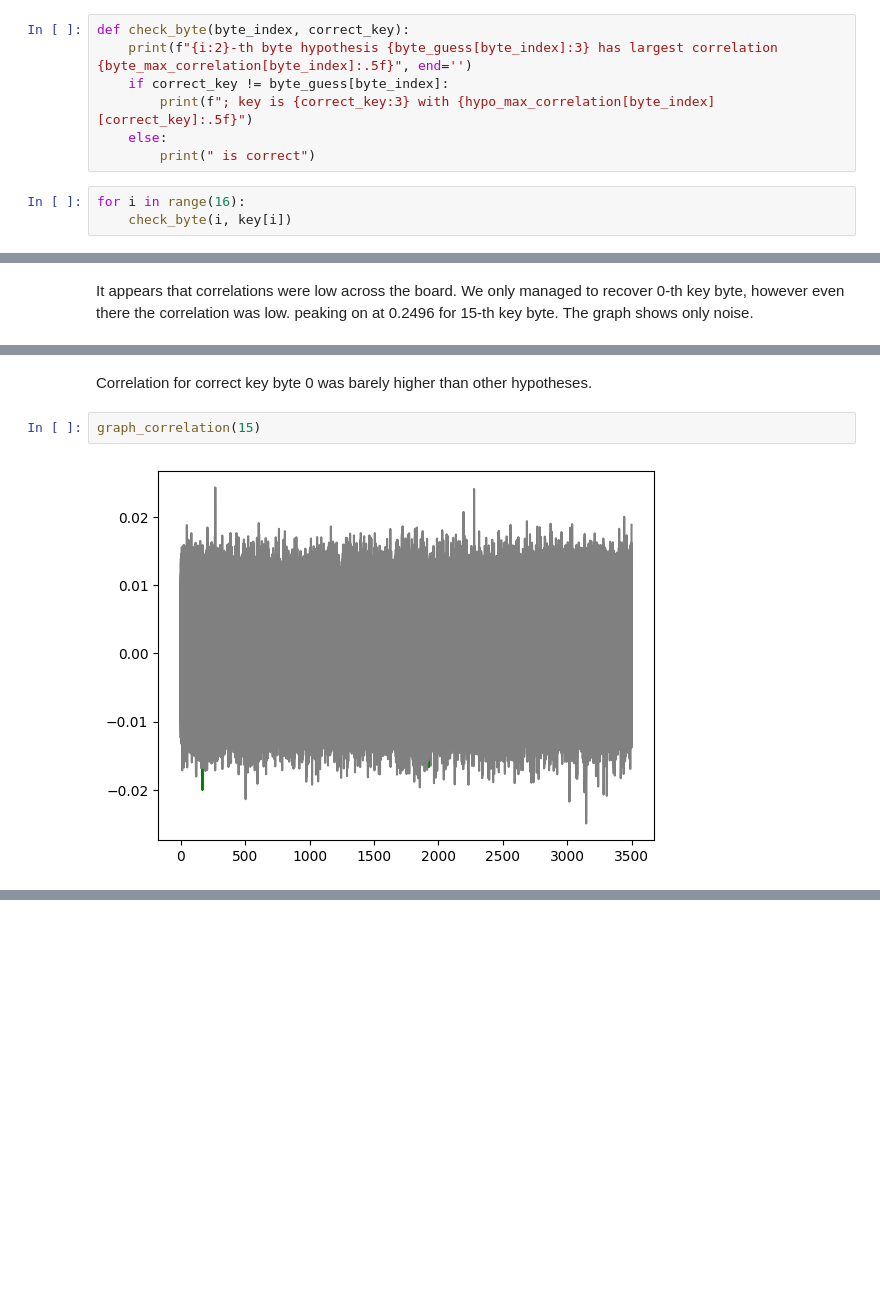
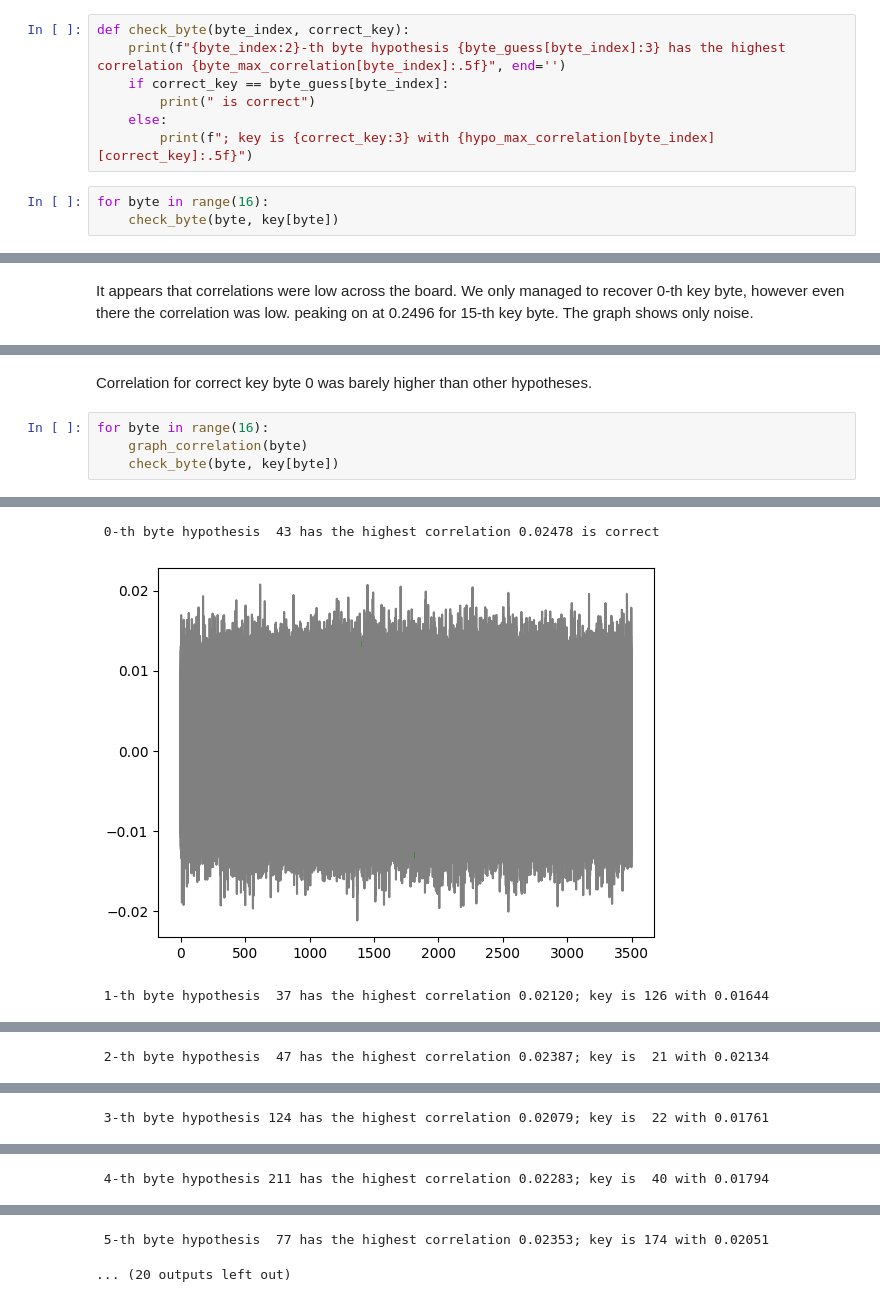
Before and after one commit to paba16/CPA-public-datasets, a Jupyter notebook: random-delays.ipynb, the cells around one changed output, grey strips where cells are left out. Drawn from its saved outputs; the diff is of its cells as text; blank space fills up the shorter version.

```diff
--- a/random-delays.ipynb
+++ b/random-delays.ipynb
@@ -139,11 +137,11 @@ We can see correlation for 0-th key is barely higher than for other hypotheses.
 # %%
 def check_byte(byte_index, correct_key):
-    print(f"{i:2}-th byte hypothesis {byte_guess[byte_index]:3} has largest correlation {byte_max_correlation[byte_index]:.5f}", end='')
-    if correct_key != byte_guess[byte_index]:
+    print(f"{byte_index:2}-th byte hypothesis {byte_guess[byte_index]:3} has the highest correlation {byte_max_correlation[byte_index]:.5f}", end='')
+    if correct_key == byte_guess[byte_index]:
+        print(" is correct")
+    else:
         print(f"; key is {correct_key:3} with {hypo_max_correlation[byte_index][correct_key]:.5f}")
-    else:
-        print(" is correct")
 # %%
-for i in range(16):
-    check_byte(i, key[i])
+for byte in range(16):
+    check_byte(byte, key[byte])
 # %% [output]
@@ -182,6 +177,7 @@ graph_correlation(0)
-# %% [markdown]
-Correlation for correct key byte 0 was barely higher than other hypotheses.
-# %%
-graph_correlation(15)
-# %% [output]
-[figure, removed]
+# %% [markdown]
+Correlation for correct key byte 0 was barely higher than other hypotheses.
+# %%
+for byte in range(16):
+    graph_correlation(byte)
+    check_byte(byte, key[byte])
+# %% [output]
@@ -187,0 +185,3 @@ graph_correlation(15)
+ 0-th byte hypothesis  43 has the highest correlation 0.02478 is correct
+[figure, added]
+ 1-th byte hypothesis  37 has the highest correlation 0.02120; key is 126 with 0.01644
@@ -187,0 +189 @@ graph_correlation(15)
+ 2-th byte hypothesis  47 has the highest correlation 0.02387; key is  21 with 0.02134
@@ -187,0 +191 @@ graph_correlation(15)
+ 3-th byte hypothesis 124 has the highest correlation 0.02079; key is  22 with 0.01761
@@ -187,0 +193 @@ graph_correlation(15)
+ 4-th byte hypothesis 211 has the highest correlation 0.02283; key is  40 with 0.01794
@@ -187,0 +195,2 @@ graph_correlation(15)
+ 5-th byte hypothesis  77 has the highest correlation 0.02353; key is 174 with 0.02051
+... (20 outputs left out)
```
Also changed, not shown: parts of 6 cells of this notebook, 1 other file.
